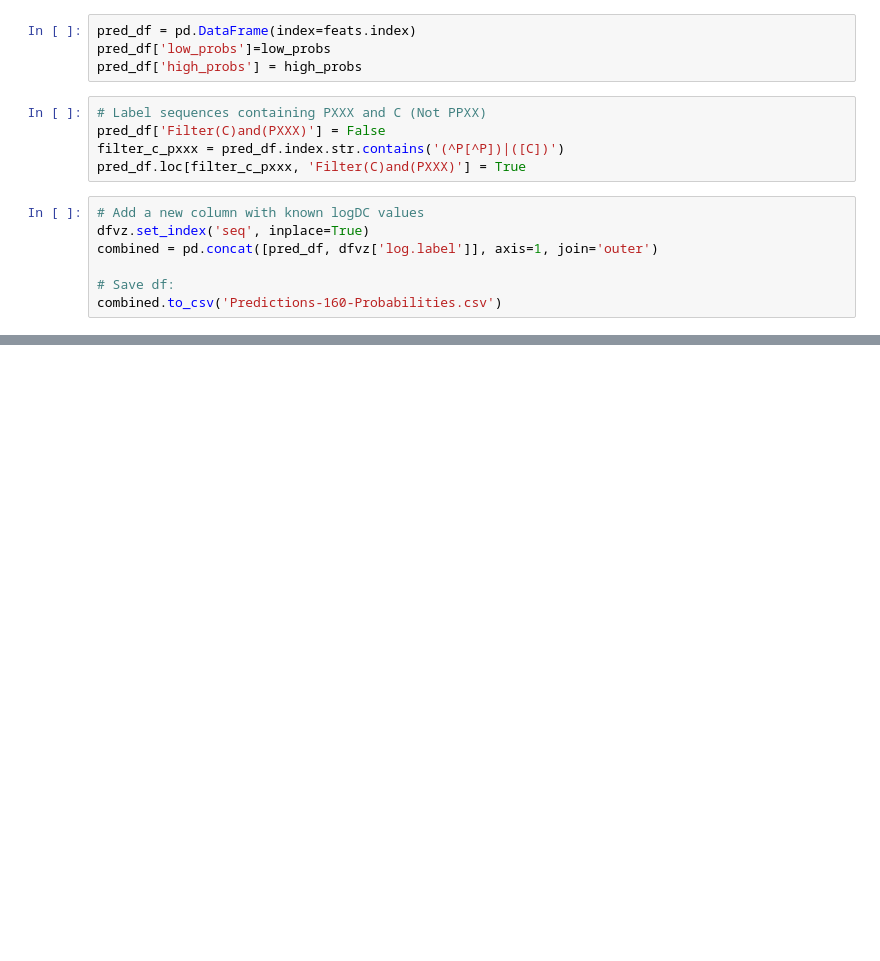
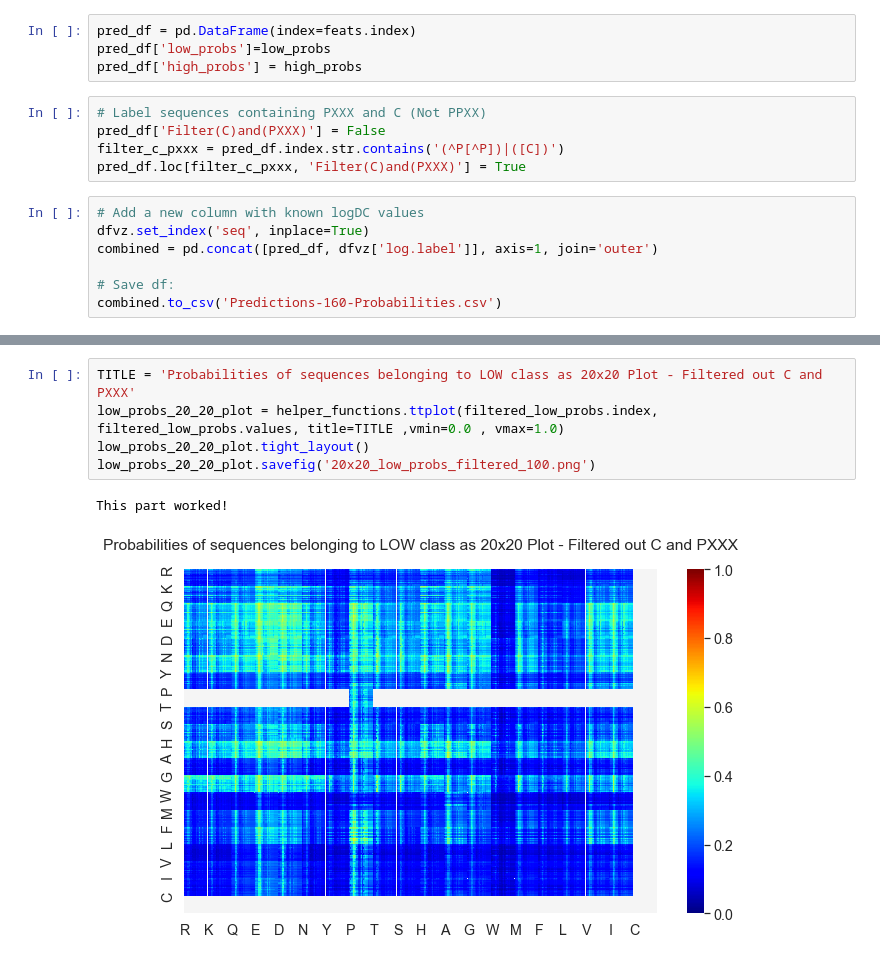
Before and after one commit to sharyar/GESAR-V2, a Jupyter notebook: MLNotebooks/Final_Evaluation_CLF_Models.ipynb, the cells around one changed output, grey strips where cells are left out. Cells and saved outputs as stored; diff of their text form; blank space fills up the shorter version.

```diff
--- a/MLNotebooks/Final_Evaluation_CLF_Models.ipynb
+++ b/MLNotebooks/Final_Evaluation_CLF_Models.ipynb
@@ -437,0 +486,8 @@ combined.to_csv('Predictions-160-Probabilities.csv')
+# %%
+TITLE = 'Probabilities of sequences belonging to LOW class as 20x20 Plot - Filtered out C and PXXX'
+low_probs_20_20_plot = helper_functions.ttplot(filtered_low_probs.index, filtered_low_probs.values, title=TITLE ,vmin=0.0 , vmax=1.0)
+low_probs_20_20_plot.tight_layout()
+low_probs_20_20_plot.savefig('20x20_low_probs_filtered_100.png')
+# %% [output]
+This part worked!
+[figure, added]
```
Also changed, not shown: parts of 22 cells of this notebook, 2 other files.
